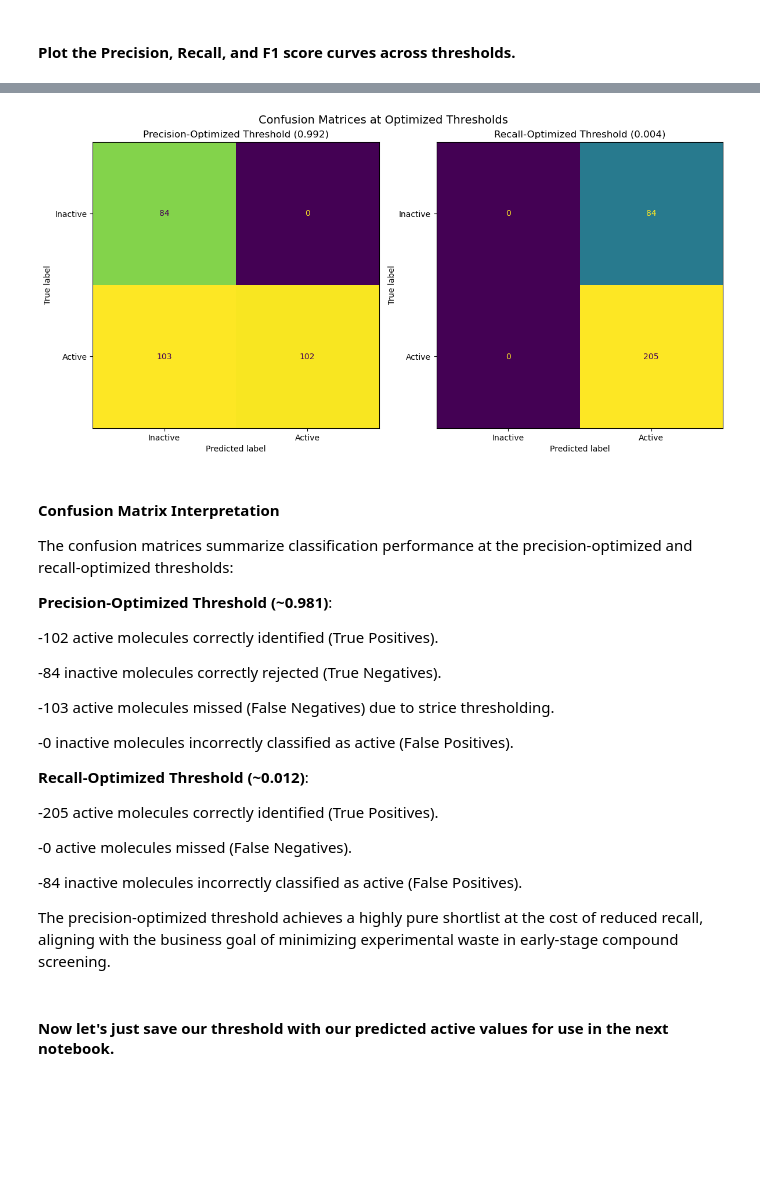
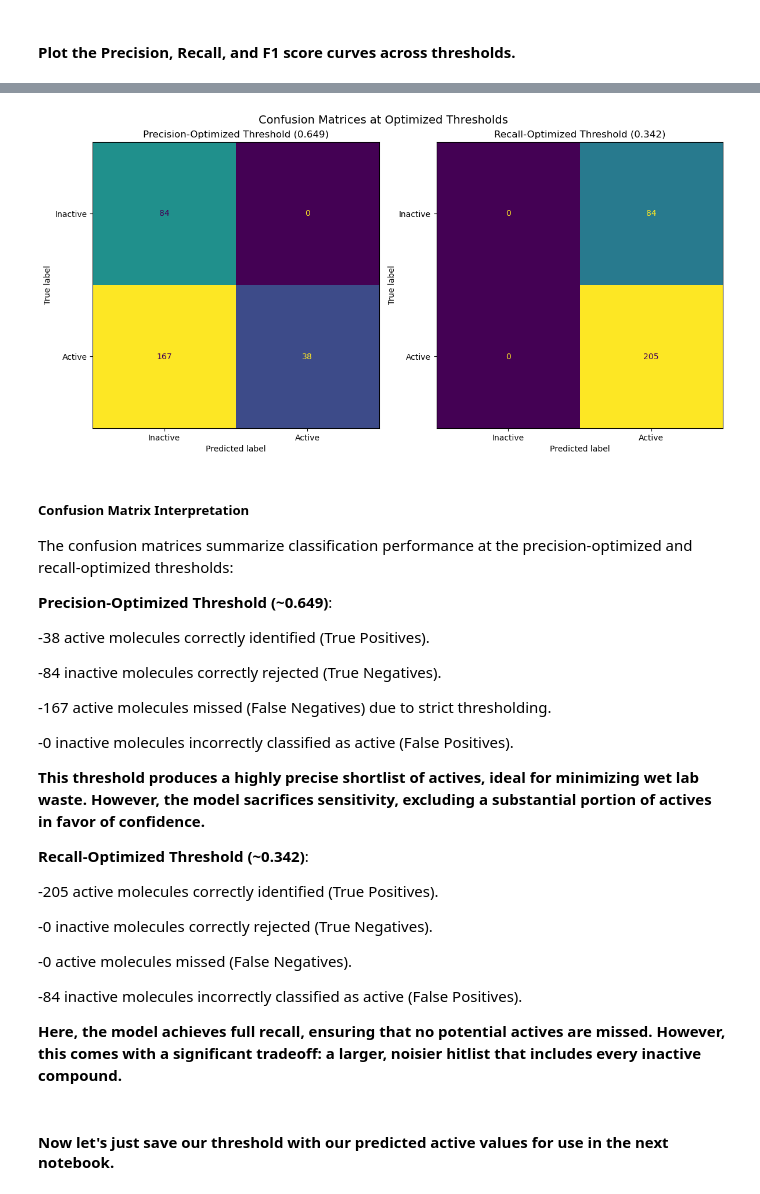
Before and after one commit to Taliwat/BioPred_DS, a Jupyter notebook: notebooks/01_modeling.ipynb, the cells around one changed output, grey strips where cells are left out. Cells and saved outputs as stored; diff of their text form; code cells hidden in the pictures; blank space fills up the shorter version.

Commit message:
pushing modeling and results ntbks, big push.  still editing to do

```diff
--- a/notebooks/01_modeling.ipynb
+++ b/notebooks/01_modeling.ipynb
@@ -58,6 +58,7 @@ X_train, X_test, y_train, y_test = train_test_split(
 import numpy as np
 import matplotlib.pyplot as plt
 import joblib
+from pathlib import Path
 
 from sklearn.linear_model import LogisticRegression
 from sklearn.ensemble import RandomForestClassifier, ExtraTreesClassifier, GradientBoostingClassifier, AdaBoostClassifier
@@ -67,12 +68,13 @@ from lightgbm import LGBMClassifier
 
 from sklearn.metrics import (
     roc_auc_score,
+    precision_recall_curve,
+    auc,
     precision_score,
     recall_score,
     f1_score,
     roc_curve
 )
-
 
 # Model dictionary set up for our for loop
 models = {
@@ -108,6 +110,9 @@ for name, model in models.items():
     precision = precision_score(y_test, y_pred)
     recall = recall_score(y_test, y_pred)
     f1 = f1_score(y_test, y_pred)
+    # Calculate the pr_auc to add into our metrics below
+    precision_vals, recall_vals, _ = precision_recall_curve(y_test, y_proba)
+    pr_auc = auc(recall_vals, precision_vals)
 
     # Plot ROC curve
     fpr, tpr, _ = roc_curve(y_test, y_proba)
@@ -119,21 +124,36 @@ for name, model in models.items():
     plt.title(f"ROC Curve - {name}")
     plt.legend()
     plt.tight_layout()
-    if name == 'LightGBM': # Save top performing model to images folder
+    if name == 'XGBoost': # Save chosen model to images folder for the ROC Curve
         plt.savefig(f"../images/roc_curve_{name.lower()}.png")
+
+        # Save prediction arrays
+        np.save("../artifacts/arrays/X_test_phase1.npy", X_test)
+        np.save("../artifacts/arrays/y_test_phase1.npy", y_test)
+        np.save("../artifacts/arrays/y_proba_phase1.npy", y_proba)
+        # Save full X for SHAP later
+        X.to_pickle("../artifacts/arrays/X_model_input_phase1.pkl")
+
+        # Important: set path otherwise will error
+        model_path = Path("../artifacts/models/xgboost_phase1.pkl").resolve() # saving the model to a .pkl file
+        joblib.dump(model, model_path)
+        # Verify data saved
+        print("XGBoost model and arrays saved to:", model_path)
+
     plt.show()
 
     # Store results for table comparison
     results.append({
         "Model" : name,
         "ROC AUC" : roc_auc,
+        "PR AUC" : pr_auc,
         "Precision" : precision,
         "Recall" : recall,
-        "F1 Score" : f1
+        "F1 Score" : f1,
     })
 
 # Output the results in a comparison metrics table
-results_df = pd.DataFrame(results).sort_values(by = "ROC AUC", ascending = False)
+results_df = pd.DataFrame(results).sort_values(by = ["PR AUC", "ROC AUC"], ascending = False)
 display(results_df)
 # %% [output]
 Training model: LogisticRegression
@@ -271,7 +269,7 @@ from sklearn.metrics import(
 import json
 
 # Establish our main variables for this section, using our existing y_test and y_proba_opt within this notebook
-precision, recall, thresholds = precision_recall_curve(y_test, y_proba_opt)
+precision, recall, thresholds = precision_recall_curve(y_test, y_proba)
 
 # Track the optimal thresholds
 best_precision, best_recall = 0, 0
@@ -285,7 +283,7 @@ f1_recall, precision_at_recall_opt = 0, 0
 
 # for loop to optimize the thresholds
 for t in thresholds:
-    y_pred = (y_proba_opt >= t).astype(int)
+    y_pred = (y_proba >= t).astype(int)
     p = precision_score(y_test, y_pred, zero_division = 0)
     r = recall_score(y_test, y_pred, zero_division = 0)
     f1 = f1_score(y_test, y_pred, zero_division = 0)
@@ -304,13 +302,13 @@ for t in thresholds:
         precision_at_recall_opt = p # complementary metric for recall_opt
 
 # Print the metrics
-print(f"Precision-Optimized Threshold: {precision_thresh:.3f}")
+print(f"Precision-Optimized Threshold: {precision_thresh:.4f}")
 print(f"   Precision = {best_precision:.3f}")
 print(f"   Recall = {recall_at_precision_opt:.3f}")
 print(f"   F1 Score = {f1_precision:.3f}")
 
-print(f"\nRecall-Optimized Threshold: {recall_thresh:.3f}")
+print(f"\nRecall-Optimized Threshold: {recall_thresh:.4f}")
 print(f"   Recall = {best_recall:.3f}")
 print(f"   Precision = {precision_at_recall_opt:.3f}")
-print(f"   F1 Score = {f1_recall:.3f})")
+print(f"   F1 Score = {f1_recall:.3f}")
 # %% [output]
@@ -381,60 +387,64 @@ We will still review and observe the confustion matrices next as confirmation of
 # %%
 from sklearn.metrics import ConfusionMatrixDisplay
 
 # Predictions at each optimized threshold
-y_pred_precision = (y_proba_opt >= precision_thresh).astype(int)
-y_pred_recall = (y_proba_opt >= recall_thresh).astype(int)
+y_pred_precision = (y_proba >= precision_thresh).astype(int)
+y_pred_recall = (y_proba >= recall_thresh).astype(int)
 
 # Make the plots side by side this time
 fig, axs = plt.subplots(1, 2, figsize = (12, 6))
 
 # Plot Precision-Optimized Confusion Matrix
 ConfusionMatrixDisplay.from_predictions(
     y_test, y_pred_precision,
     display_labels = ["Inactive", "Active"],
     ax = axs[0],
     colorbar = False
 )
 axs[0].set_title(f"Precision-Optimized Threshold ({precision_thresh:.3f})")
 
 # Plot Recall-Optimized Confusion Matrix
 ConfusionMatrixDisplay.from_predictions(
     y_test, y_pred_recall,
     display_labels = ["Inactive", "Active"],
     ax = axs[1],
     colorbar = False
 )
 axs[1].set_title(f"Recall-Optimized Threshold ({recall_thresh:.3f})")
 
 plt.suptitle("Confusion Matrices at Optimized Thresholds", fontsize = 14)
 plt.tight_layout()
 plt.show()
 # %% [output]
-[figure, old version]
+[figure, new version]
 # %% [markdown]
-#### Confusion Matrix Interpretation
+##### Confusion Matrix Interpretation
 
 The confusion matrices summarize classification performance at the precision-optimized and recall-optimized thresholds:
 
-**Precision-Optimized Threshold (~0.981)**:
+**Precision-Optimized Threshold (~0.649)**:
 
--102 active molecules correctly identified (True Positives).
+-38 active molecules correctly identified (True Positives).
 
 -84 inactive molecules correctly rejected (True Negatives).
 
--103 active molecules missed (False Negatives) due to strice thresholding.
+-167 active molecules missed (False Negatives) due to strict thresholding.
 
 -0 inactive molecules incorrectly classified as active (False Positives).
 
-**Recall-Optimized Threshold (~0.012)**:
+**This threshold produces a highly precise shortlist of actives, ideal for minimizing wet lab waste.  However, the model sacrifices sensitivity, excluding a substantial portion of actives in favor of confidence.**
+
+**Recall-Optimized Threshold (~0.342)**:
 
 -205 active molecules correctly identified (True Positives).
+
+-0 inactive molecules correctly rejected (True Negatives).
 
 -0 active molecules missed (False Negatives).
 
 -84 inactive molecules incorrectly classified as active (False Positives).
 
-The precision-optimized threshold achieves a highly pure shortlist at the cost of reduced recall, aligning with the business goal of minimizing experimental waste in early-stage compound screening.
+**Here, the model achieves full recall, ensuring that no potential actives are missed.  However, this comes with a significant tradeoff:  a larger, noisier hitlist that includes every inactive compound.**
 # %% [markdown]
 #### Now let's just save our threshold with our predicted active values for use in the next notebook.
 # %%
```
Also changed, not shown: parts of 18 cells of this notebook, 11 other files.
